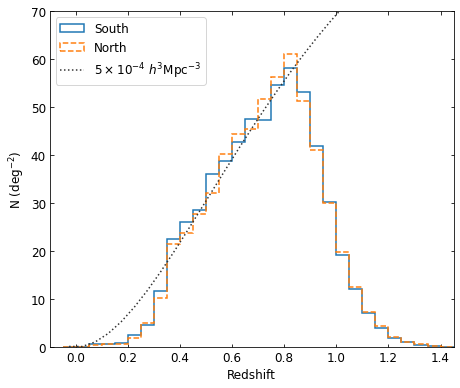
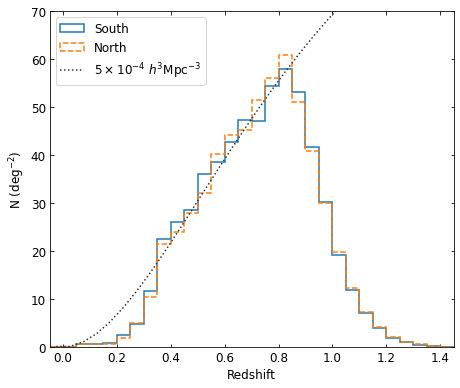
Unified diff of the notebook cell whose output changed from the first chart to the second:
--- before
+++ after
@@ -9,5 +9,5 @@
 ax.set_xlabel('Redshift')
 ax.set_ylabel('N (deg$^{-2}$)')
-ax.set_xlim(-0.1, 1.45)
+ax.set_xlim(-0.05, 1.45)
 ax.set_ylim(0, 70)
 # ax.grid(alpha=0.5)

Commit: .